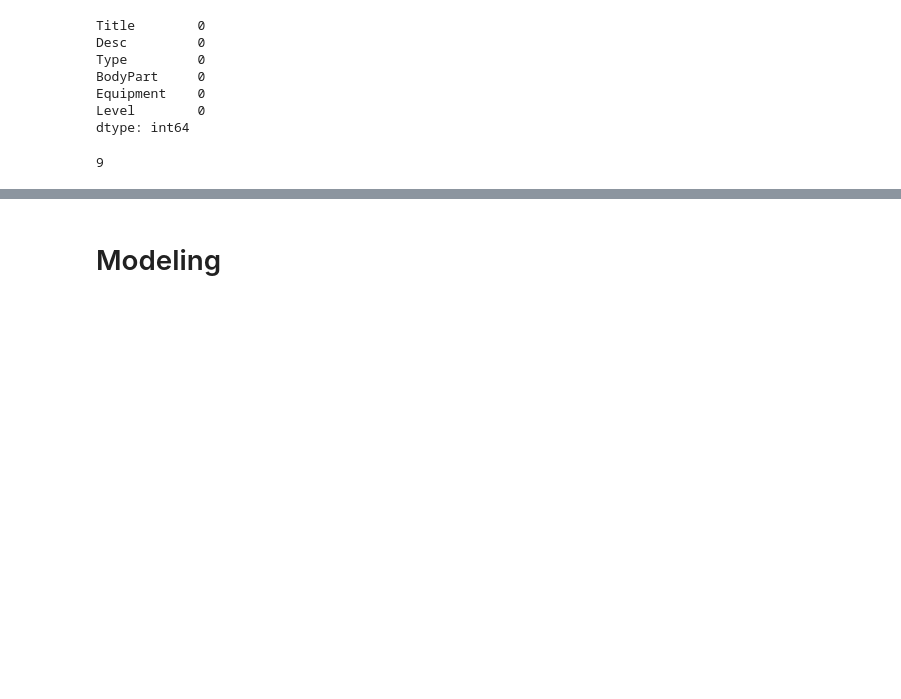
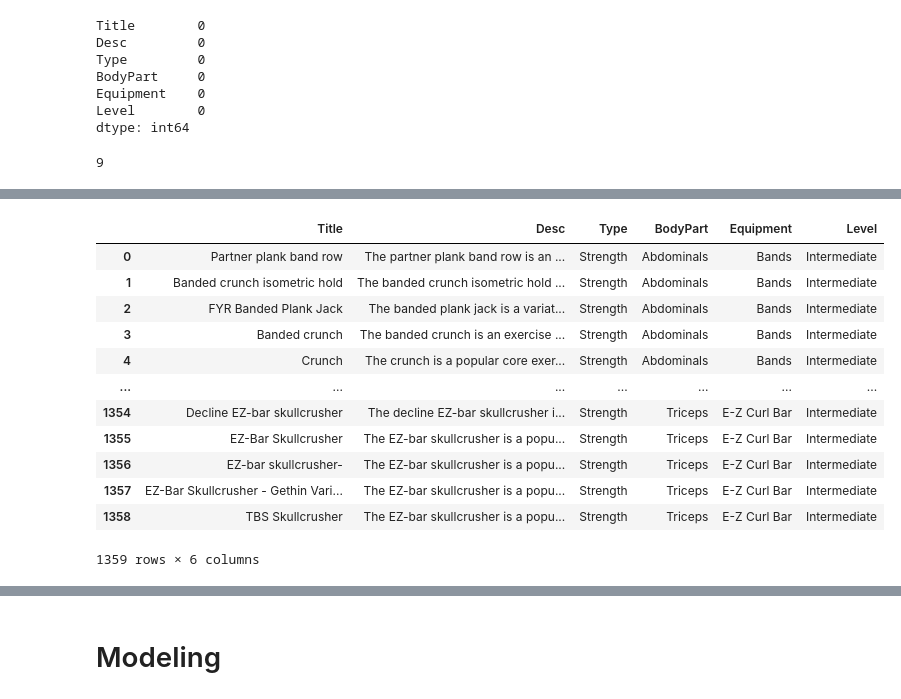
Before and after one commit to EndKn1ght/fais_capstone, a Jupyter notebook: ML model/Workout Recommender/recom_desc_only.ipynb, the cells around one changed output, grey strips where cells are left out. Cells and saved outputs as stored; diff of their text form; code cells hidden in the pictures; blank space fills up the shorter version.

```diff
--- a/ML model/Workout Recommender/recom_desc_only.ipynb
+++ b/ML model/Workout Recommender/recom_desc_only.ipynb
@@ -213,7 +214,23 @@ data.loc[data.duplicated(subset=['Title'])]
 | 2004 | Dumbbell step-up | The dumbbell step-up is a great e... | Strength | Quadriceps | Dumbbell | Intermediate |
 | 2655 | Arnold press | Named after the iconic bodybuilde... | Strength | Shoulders | Dumbbell | Intermediate |
 | 2658 | Seated rear delt fly | The seated rear delt fly is an up... | Strength | Shoulders | Dumbbell | Intermediate |
-# %%
-# Dropping duplicate workout
-data = data.drop(index=939, axis=1)
-data = data.drop(index=1709, axis=1)
+# %%
+# Dropping duplicate workout
+data = data.drop_duplicates(subset='Title')
+# %%
+data = data.reset_index(drop=True)
+data
+# %% [output]
+|  | Title | Desc | Type | BodyPart | Equipment | Level |
+| 0 | Partner plank band row | The partner plank band row is an ... | Strength | Abdominals | Bands | Intermediate |
+| 1 | Banded crunch isometric hold | The banded crunch isometric hold ... | Strength | Abdominals | Bands | Intermediate |
+| 2 | FYR Banded Plank Jack | The banded plank jack is a variat... | Strength | Abdominals | Bands | Intermediate |
+| 3 | Banded crunch | The banded crunch is an exercise ... | Strength | Abdominals | Bands | Intermediate |
+| 4 | Crunch | The crunch is a popular core exer... | Strength | Abdominals | Bands | Intermediate |
+| ... | ... | ... | ... | ... | ... | ... |
+| 1354 | Decline EZ-bar skullcrusher | The decline EZ-bar skullcrusher i... | Strength | Triceps | E-Z Curl Bar | Intermediate |
+| 1355 | EZ-Bar Skullcrusher | The EZ-bar skullcrusher is a popu... | Strength | Triceps | E-Z Curl Bar | Intermediate |
+| 1356 | EZ-bar skullcrusher- | The EZ-bar skullcrusher is a popu... | Strength | Triceps | E-Z Curl Bar | Intermediate |
+| 1357 | EZ-Bar Skullcrusher - Gethin Vari... | The EZ-bar skullcrusher is a popu... | Strength | Triceps | E-Z Curl Bar | Intermediate |
+| 1358 | TBS Skullcrusher | The EZ-bar skullcrusher is a popu... | Strength | Triceps | E-Z Curl Bar | Intermediate |
+1359 rows × 6 columns
```
Also changed, not shown: parts of 21 cells of this notebook, 6 other files.
